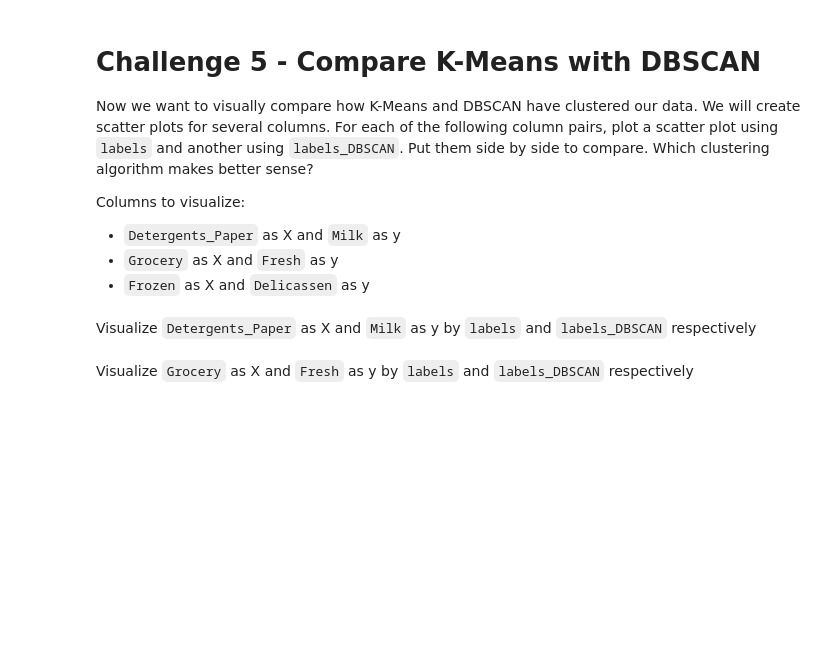
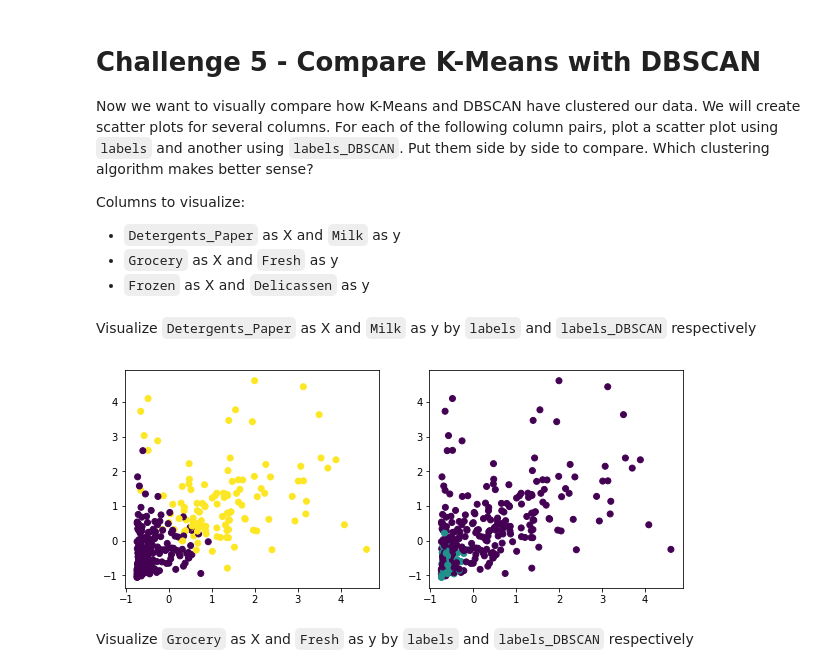
Before and after one commit to ironhack-datalabs/datamad0120, a Jupyter notebook: module-3/lab-unsupervised-learning/your-code/main.ipynb, the cells around one changed output. Saved outputs shown, nothing was run; the diff lists cells and outputs as text; code cells hidden in the pictures; blank space fills up the shorter version.

```diff
--- a/module-3/lab-unsupervised-learning/your-code/main.ipynb
+++ b/module-3/lab-unsupervised-learning/your-code/main.ipynb
@@ -82,2 +270,7 @@ Now let's cluster the data using DBSCAN. Use `DBSCAN(eps=0.5)` to initiate the m
+# %%
+from sklearn.cluster import DBSCAN
+
+clustering = DBSCAN(eps=0.6).fit(customers_scale)
+customers_scale["labels_DBSCAN"] = clustering.labels_
 # %% [markdown]
 Count the values in `labels_DBSCAN`.
@@ -100,2 +296,19 @@ Visualize `Detergents_Paper` as X and `Milk` as y by `labels` and `labels_DBSCAN
+# %%
+x = customers_scale.Detergents_Paper
+y = customers_scale.Milk
+
+def plot_sales(x,y):
+    plt.figure(figsize = (10,4))
+    plt.subplot(1,2,1)
+    plt.scatter(x, y, c = customers_scale.labels)
+    plt.subplot(1,2,2)
+    plt.scatter(x, y, c = customers_scale.labels_DBSCAN)
+    plt.show()
+
+plot_sales(x,y)
+
+# seems that k-means is better for this
+# %% [output]
+[figure, added]
 # %% [markdown]
 Visualize `Grocery` as X and `Fresh` as y by `labels` and `labels_DBSCAN` respectively
```
Also changed, not shown: parts of 34 cells of this notebook.
